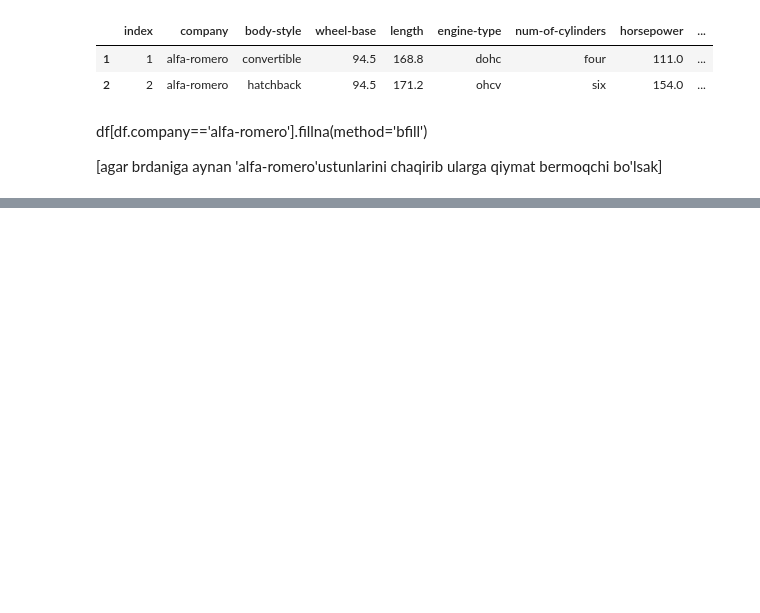
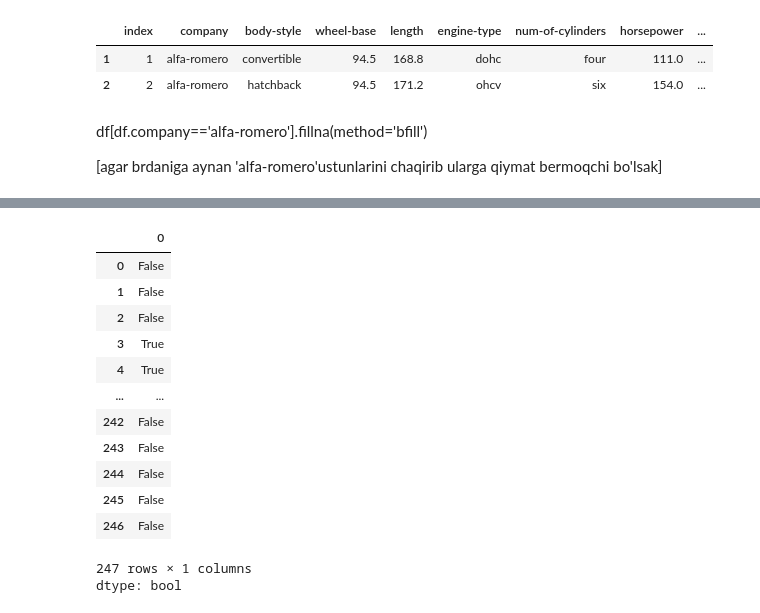
Before and after one commit to Muchee-ai/Data-preparation, a Jupyter notebook: Data-prep.ipynb, the cells around one changed output, grey strips where cells are left out. Drawn from its saved outputs; the diff is of its cells as text; code cells hidden in the pictures; blank space fills up the shorter version.

```diff
--- a/Data-prep.ipynb
+++ b/Data-prep.ipynb
@@ -230,0 +250,17 @@ df[df.company=='alfa-romero'].fillna(method='bfill')
+# %%
+df.duplicated()
+# %% [output]
+|  | 0 |
+| 0 | False |
+| 1 | False |
+| 2 | False |
+| 3 | True |
+| 4 | True |
+| ... | ... |
+| 242 | False |
+| 243 | False |
+| 244 | False |
+| 245 | False |
+| 246 | False |
+247 rows × 1 columns
+dtype: bool
```
Also changed, not shown: parts of 10 cells of this notebook.
